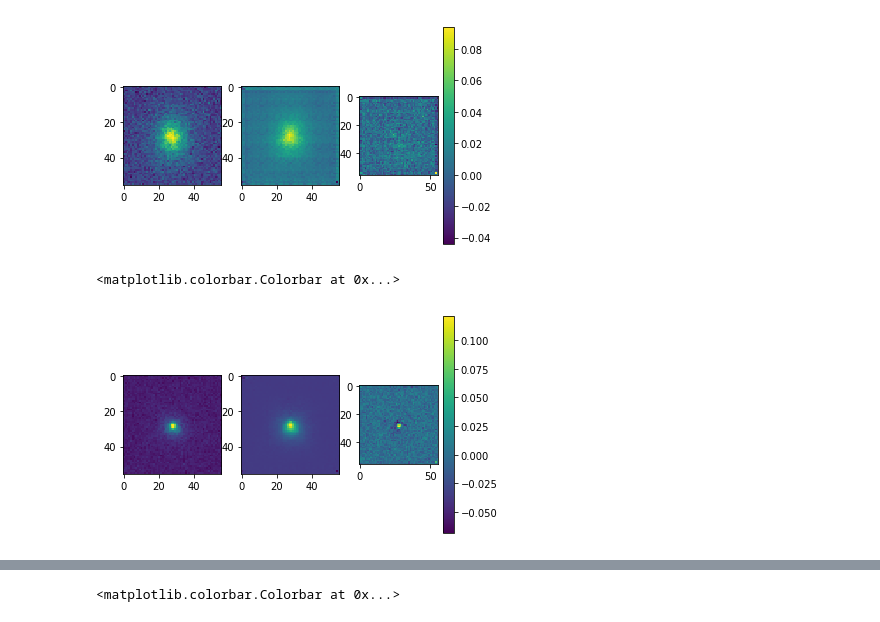
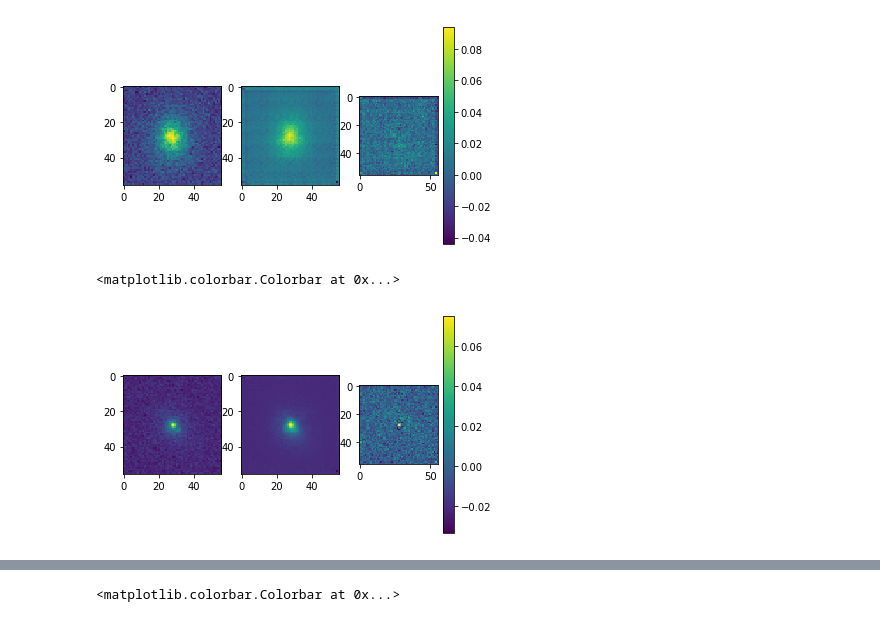
Before and after one commit to JunYinDM/GalaxyGenerativeModel, a Jupyter notebook: Res_925.ipynb, the cells around one changed output, grey strips where cells are left out. Saved outputs shown, nothing was run; the diff lists cells and outputs as text; code cells hidden in the pictures.

```diff
--- a/Res_925.ipynb
+++ b/Res_925.ipynb
@@ -535,12 +547,12 @@ plt.colorbar()
 [figure]
 # %%
 plt.subplot(1, 3, 1)
-a1=showres('gal_img924/exp907_test_x_10400.pt')
+a1=showres('gal_img924/exp907_test_x_17000.pt')
 plt.subplot(1, 3, 2)
-a2=showres('gal_img924/exp907_test_x_hat_10400.pt')
+a2=showres('gal_img924/exp907_test_x_hat_17000.pt')
 plt.subplot(1, 3, 3)
 plt.imshow(a1-a2)
 plt.colorbar()
 # %% [output]
 <matplotlib.colorbar.Colorbar at 0x...>
-[figure, old version]
+[figure, new version]
```
Also changed, not shown: parts of 16 cells of this notebook.
